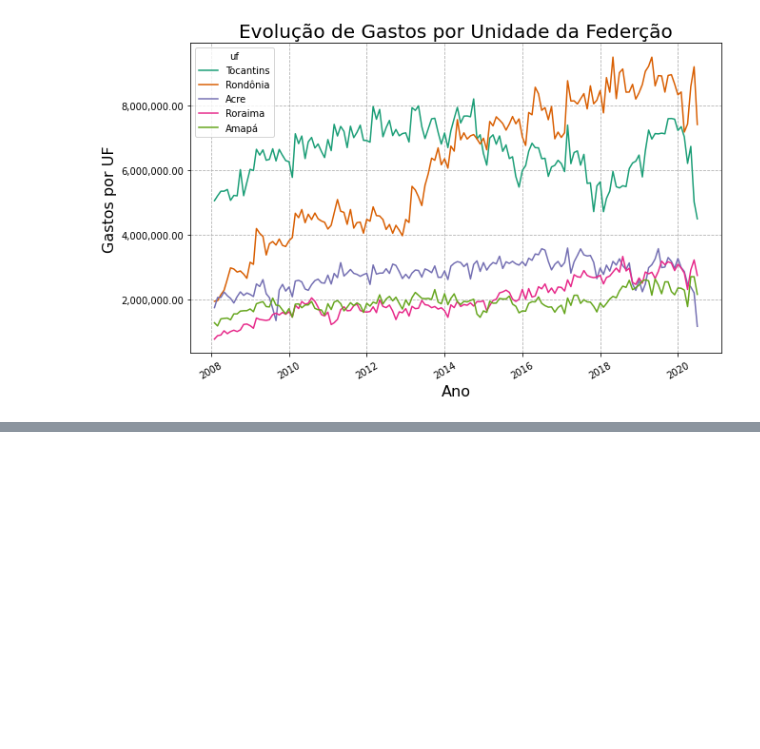
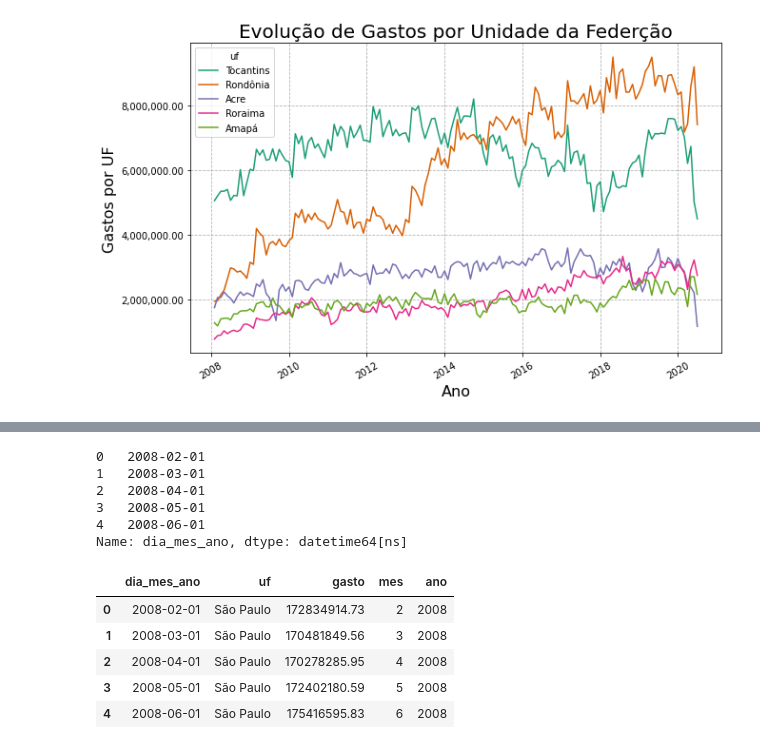
Before and after one commit to yoshinaga2904/Bootcamp-Alura, a Jupyter notebook: Modulo_2_Desafios.ipynb, the cells around one changed output, grey strips where cells are left out. Saved outputs shown, nothing was run; the diff lists cells and outputs as text; code cells hidden in the pictures; blank space fills up the shorter version.

```diff
--- a/Modulo_2_Desafios.ipynb
+++ b/Modulo_2_Desafios.ipynb
@@ -467,0 +474,20 @@ plt.show()
+# %%
+mensal_aberto["dia_mes_ano"].head()
+# %% [output]
+0   2008-02-01
+1   2008-03-01
+2   2008-04-01
+3   2008-05-01
+4   2008-06-01
+Name: dia_mes_ano, dtype: datetime64[ns]
+# %%
+mensal_aberto["mes"] = mensal_aberto["dia_mes_ano"].dt.month
+mensal_aberto["ano"] = mensal_aberto["dia_mes_ano"].dt.year
+mensal_aberto.head()
+# %% [output]
+|  | dia_mes_ano | uf | gasto | mes | ano |
+| 0 | 2008-02-01 | São Paulo | 172834914.73 | 2 | 2008 |
+| 1 | 2008-03-01 | São Paulo | 170481849.56 | 3 | 2008 |
+| 2 | 2008-04-01 | São Paulo | 170278285.95 | 4 | 2008 |
+| 3 | 2008-05-01 | São Paulo | 172402180.59 | 5 | 2008 |
+| 4 | 2008-06-01 | São Paulo | 175416595.83 | 6 | 2008 |
```
Also changed, not shown: parts of 7 cells of this notebook.
